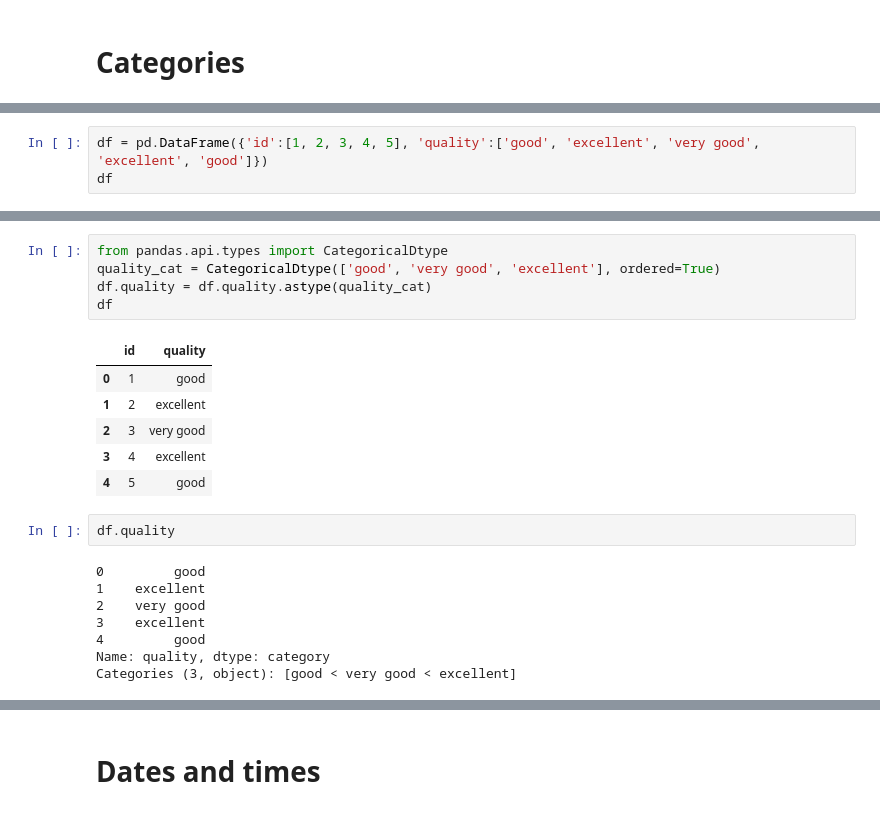
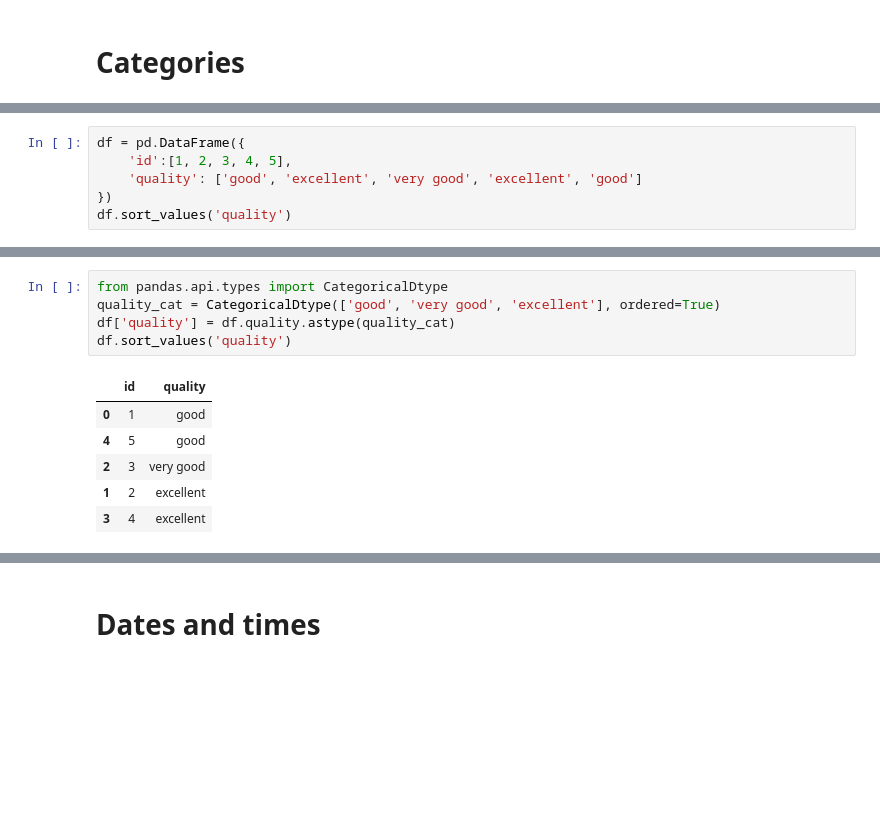
Before and after one commit to fabiangunzinger/blog, a Jupyter notebook: _notebooks/2021-03-12-pandas-essentials.ipynb, the cells around one changed output, grey strips where cells are left out. Saved outputs shown, nothing was run; the diff lists cells and outputs as text; blank space fills up the shorter version.

```diff
--- a/_notebooks/2021-03-12-pandas-essentials.ipynb
+++ b/_notebooks/2021-03-12-pandas-essentials.ipynb
@@ -112,5 +50,8 @@ Index(['Africa', 'Asia', 'Europe', 'North America', 'Oceania',
 # %%
-df = pd.DataFrame({'id':[1, 2, 3, 4, 5], 'quality':['good', 'excellent', 'very good', 'excellent', 'good']})
-df
+df = pd.DataFrame({
+    'id':[1, 2, 3, 4, 5],
+    'quality': ['good', 'excellent', 'very good', 'excellent', 'good']
+})
+df.sort_values('quality')
 # %% [output]
 |  | id | quality |
@@ -131,22 +63,12 @@ df.sort_values('quality')
 # %%
 from pandas.api.types import CategoricalDtype
 quality_cat = CategoricalDtype(['good', 'very good', 'excellent'], ordered=True)
-df.quality = df.quality.astype(quality_cat)
-df
+df['quality'] = df.quality.astype(quality_cat)
+df.sort_values('quality')
 # %% [output]
 |  | id | quality |
 | 0 | 1 | good |
+| 4 | 5 | good |
+| 2 | 3 | very good |
 | 1 | 2 | excellent |
-| 2 | 3 | very good |
 | 3 | 4 | excellent |
-| 4 | 5 | good |
-# %%
-df.quality
-# %% [output]
-0         good
-1    excellent
-2    very good
-3    excellent
-4         good
-Name: quality, dtype: category
-Categories (3, object): [good < very good < excellent]
```
Also changed, not shown: parts of 32 cells of this notebook, 2 other files.
